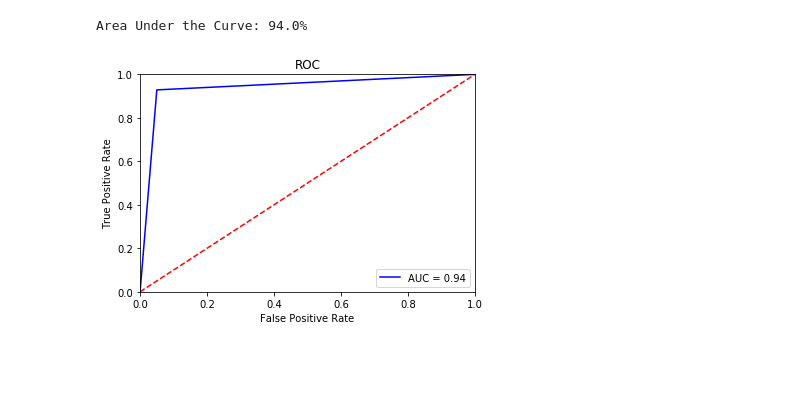
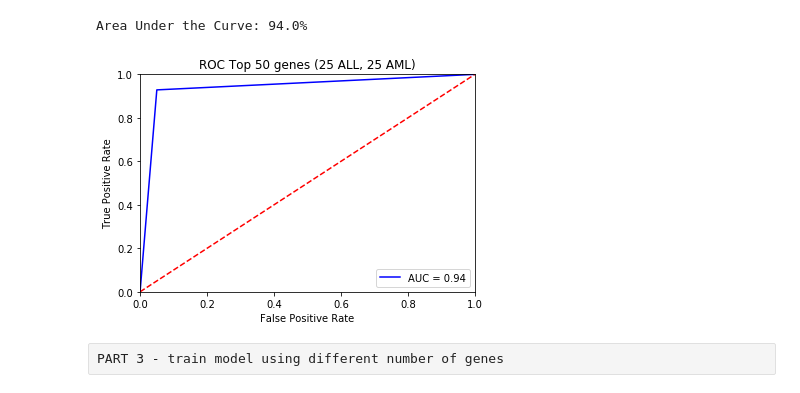
Before and after one commit to Jehutyver10/Bioinformatics-Assignment-1, a Jupyter notebook: Assignment1.ipynb, the cells around one changed output. Cells and saved outputs as stored; diff of their text form; code cells hidden in the pictures; blank space fills up the shorter version.

```diff
--- a/Assignment1.ipynb
+++ b/Assignment1.ipynb
@@ -435,14 +405,16 @@ print("Area Under the Curve: {}%".format(round(roc_auc * 100)))
 Area Under the Curve: 94.0%
 # %%
 # plot ROC curve
-plt.title('ROC')
+plt.title('ROC Top 50 genes (25 ALL, 25 AML)')
 plt.plot(fpr, tpr, 'b', label = 'AUC = %0.2f' % roc_auc)
 plt.legend(loc = 'lower right')
 plt.plot([0, 1], [0, 1],'r--')
 plt.xlim([0, 1])
 plt.ylim([0, 1])
 plt.ylabel('True Positive Rate')
 plt.xlabel('False Positive Rate')
 plt.show()
 # %% [output]
-[figure, old version]
+[figure, new version]
+# %% [raw]
+PART 3 - train model using different number of genes
```
Also changed, not shown: parts of 18 cells of this notebook.
